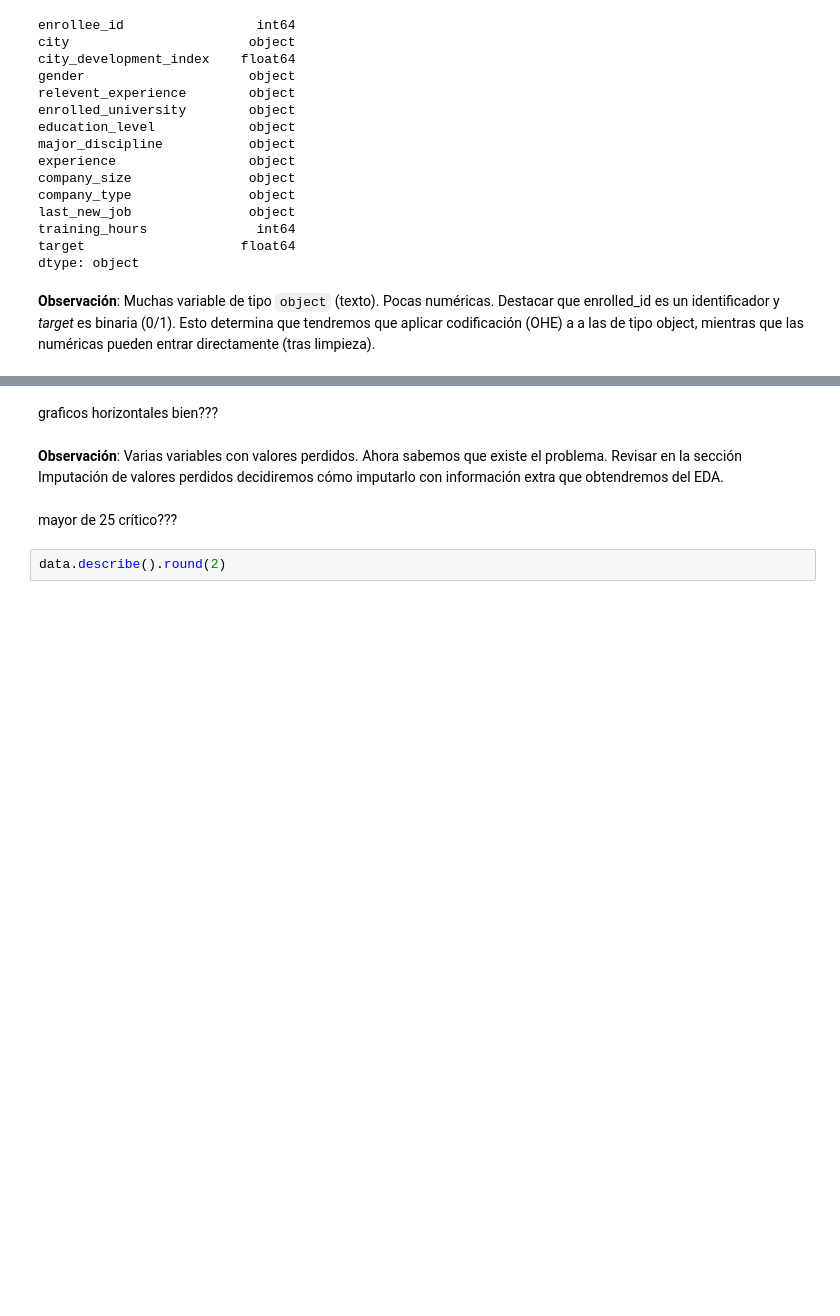
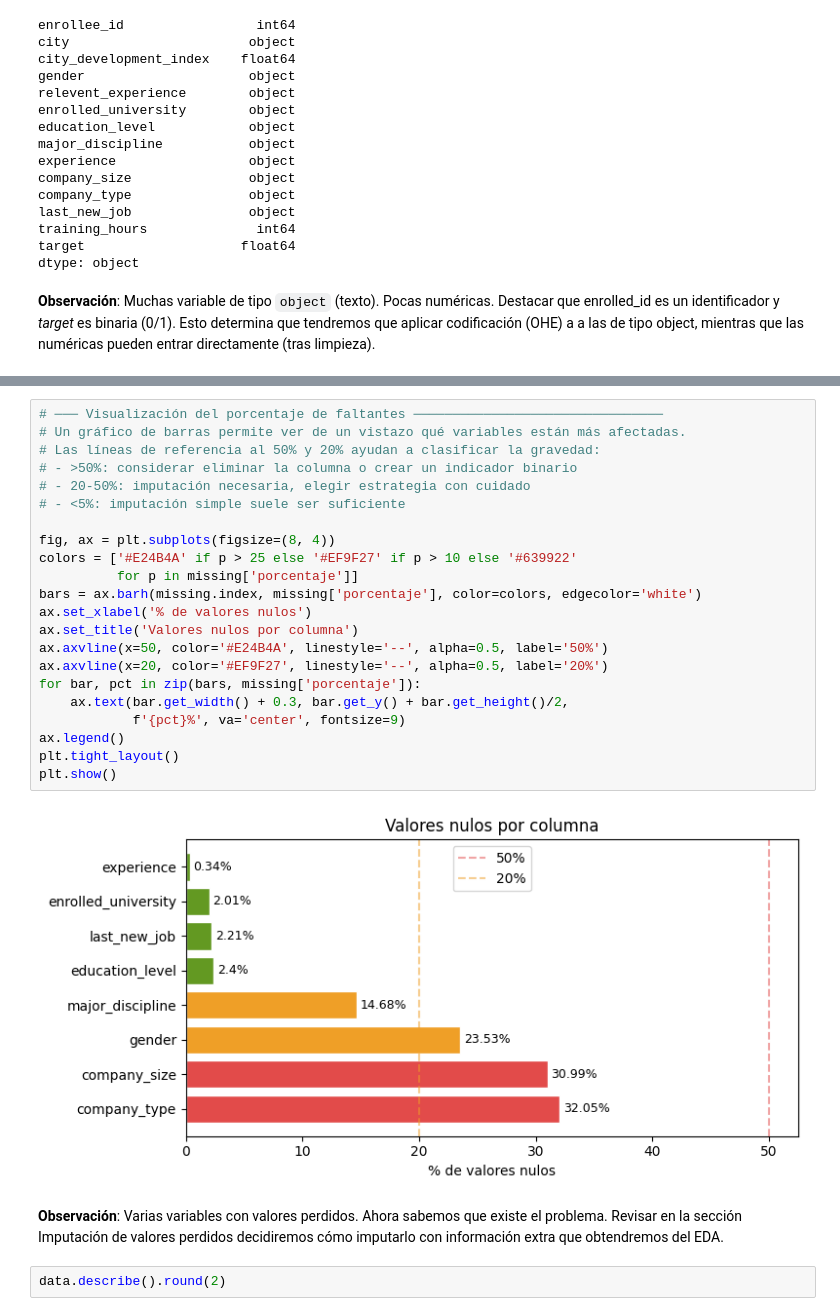
Before and after one commit to alejobgr99/lab-data-science-uniovi, a Jupyter notebook: actividad_final_micro.ipynb, the cells around one changed output, grey strips where cells are left out. Drawn from its saved outputs; the diff is of its cells as text; blank space fills up the shorter version.

```diff
--- a/actividad_final_micro.ipynb
+++ b/actividad_final_micro.ipynb
@@ -124,10 +108,30 @@ experience              65        0.34
-# %% [markdown]
-graficos horizontales bien???
+# %%
+# ─── Visualización del porcentaje de faltantes ────────────────────────────────
+# Un gráfico de barras permite ver de un vistazo qué variables están más afectadas.
+# Las líneas de referencia al 50% y 20% ayudan a clasificar la gravedad:
+# - >50%: considerar eliminar la columna o crear un indicador binario
+# - 20-50%: imputación necesaria, elegir estrategia con cuidado
+# - <5%: imputación simple suele ser suficiente
+
+fig, ax = plt.subplots(figsize=(8, 4))
+colors = ['#E24B4A' if p > 25 else '#EF9F27' if p > 10 else '#639922'
+          for p in missing['porcentaje']]
+bars = ax.barh(missing.index, missing['porcentaje'], color=colors, edgecolor='white')
+ax.set_xlabel('% de valores nulos')
+ax.set_title('Valores nulos por columna')
+ax.axvline(x=50, color='#E24B4A', linestyle='--', alpha=0.5, label='50%')
+ax.axvline(x=20, color='#EF9F27', linestyle='--', alpha=0.5, label='20%')
+for bar, pct in zip(bars, missing['porcentaje']):
+    ax.text(bar.get_width() + 0.3, bar.get_y() + bar.get_height()/2,
+            f'{pct}%', va='center', fontsize=9)
+ax.legend()
+plt.tight_layout()
+plt.show()
+# %% [output]
+[figure, added]
 # %% [markdown]
 **Observación**: Varias variables con valores perdidos. Ahora sabemos que existe el problema.
 Revisar en la sección Imputación de valores perdidos decidiremos cómo imputarlo con información extra que obtendremos del EDA.
-# %% [markdown]
-mayor de 25 crítico???
 # %%
 data.describe().round(2)
 # %% [output]
```
Also changed, not shown: parts of 39 cells of this notebook.
